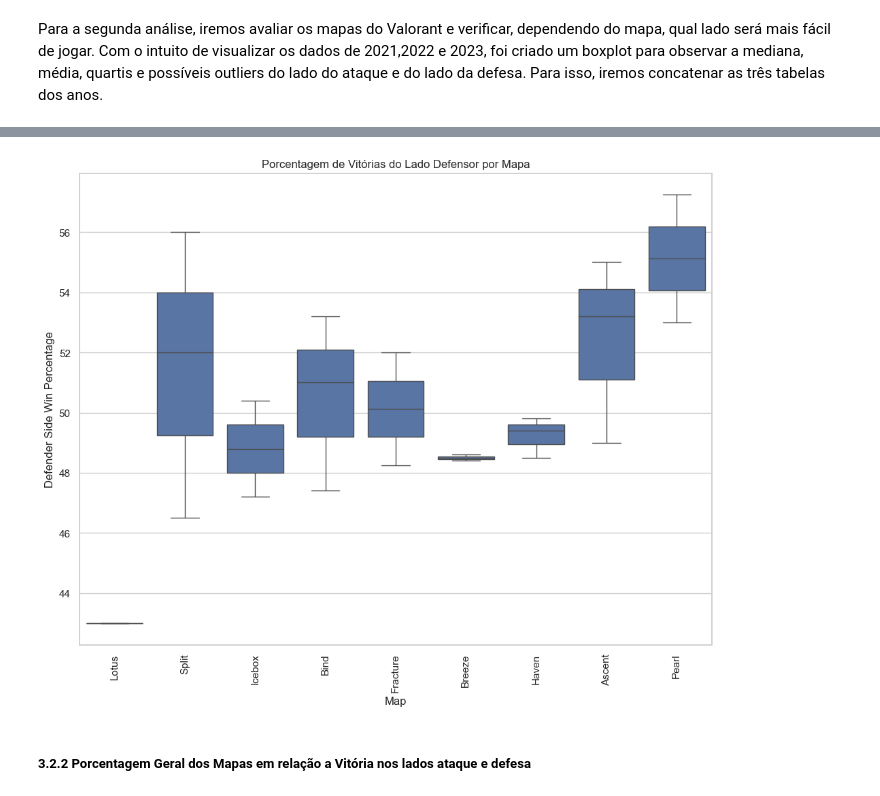
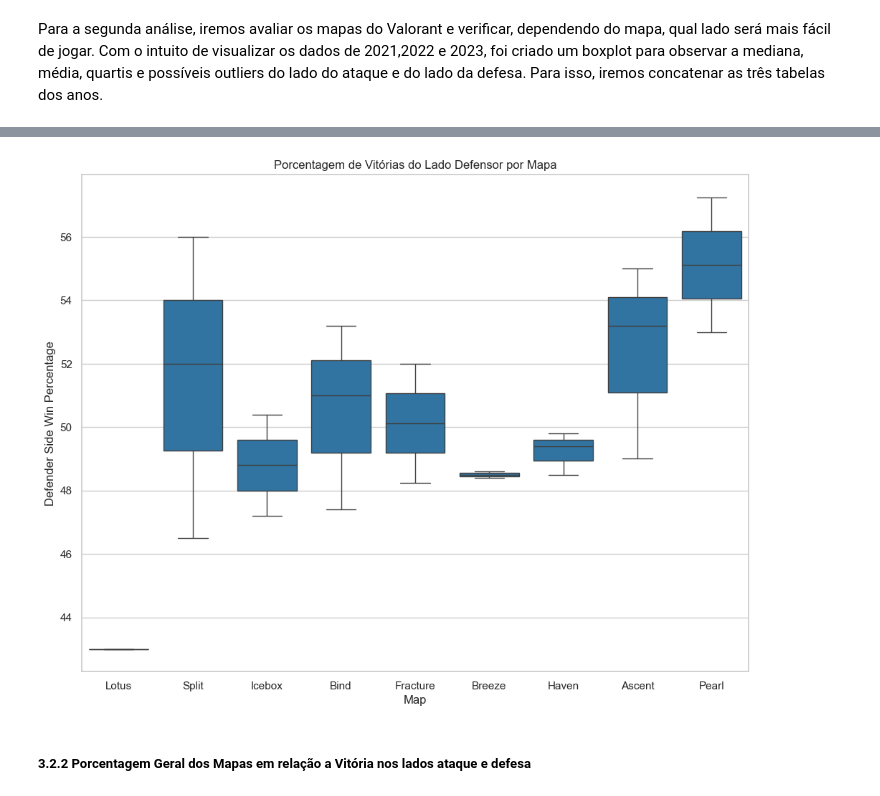
Before and after one commit to PedroLSCabral/Projeto-ICD, a Jupyter notebook: Presentation.ipynb, the cells around one changed output, grey strips where cells are left out. Drawn from its saved outputs; the diff is of its cells as text; code cells hidden in the pictures.

```diff
--- a/Presentation.ipynb
+++ b/Presentation.ipynb
@@ -48,6 +48,9 @@ import numpy as np
 # Remoção apenas para fins estéticos do Notebook
 import warnings
 warnings.filterwarnings('ignore')
+
+# Adicionando paleta para fins estéticos
+personalizado_paleta = ['#1f77b4', '#ff7f0e', '#666666']
 # %% [markdown]
 <h3>2.2 Diciónario de Termos</h3>
 # %% [markdown]
@@ -290,12 +291,12 @@ plt.show()
 # %%
 
 plt.figure(figsize=(12, 9))
-sns.boxplot(x='Map', y='Defender Side Win Percentage', data=maps_vct, order=maps_vct.sort_values('Attacker Side Win Percentage', ascending=False)['Map'])#, color=personalizado_paleta[0])
-plt.xticks(rotation=90)
+sns.boxplot(x='Map', y='Defender Side Win Percentage', data=maps_vct, order=maps_vct.sort_values('Attacker Side Win Percentage', ascending=False)['Map'], color=personalizado_paleta[0])
+plt.xticks(rotation=0)
 plt.title('Porcentagem de Vitórias do Lado Defensor por Mapa')
 plt.show()
 # %% [output]
-[figure, old version]
+[figure, new version]
 # %% [markdown]
 <h5>3.2.2 Porcentagem Geral dos Mapas em relação a Vitória nos lados ataque e defesa</h5>
 # %% [markdown]
```
Also changed, not shown: parts of 18 cells of this notebook, 2 other files.
